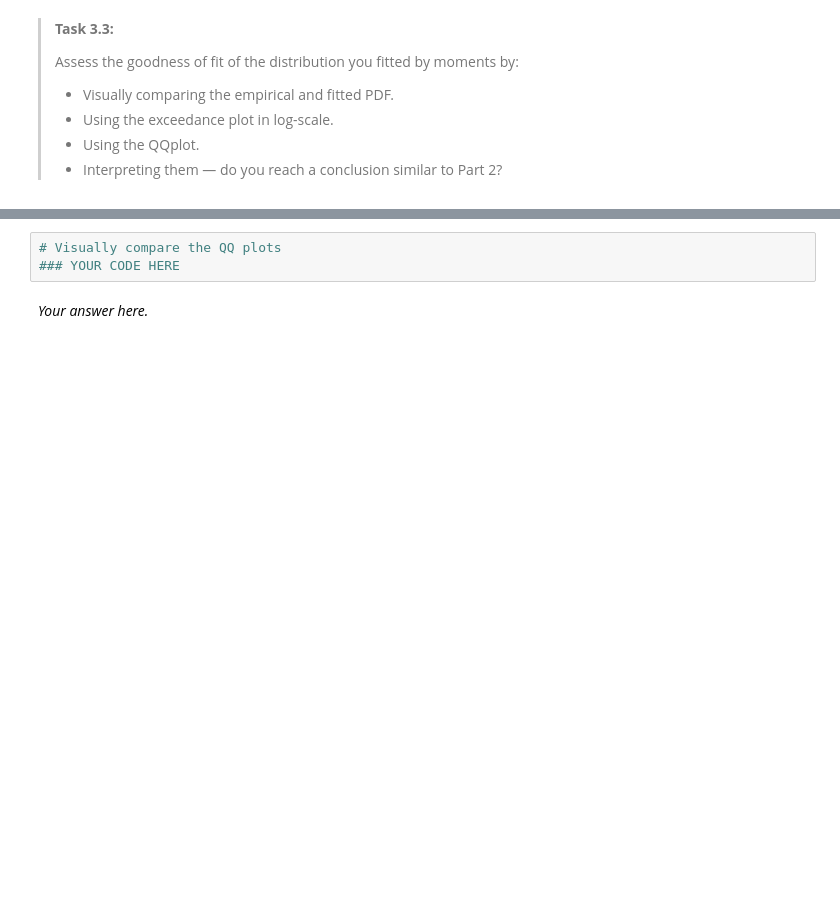
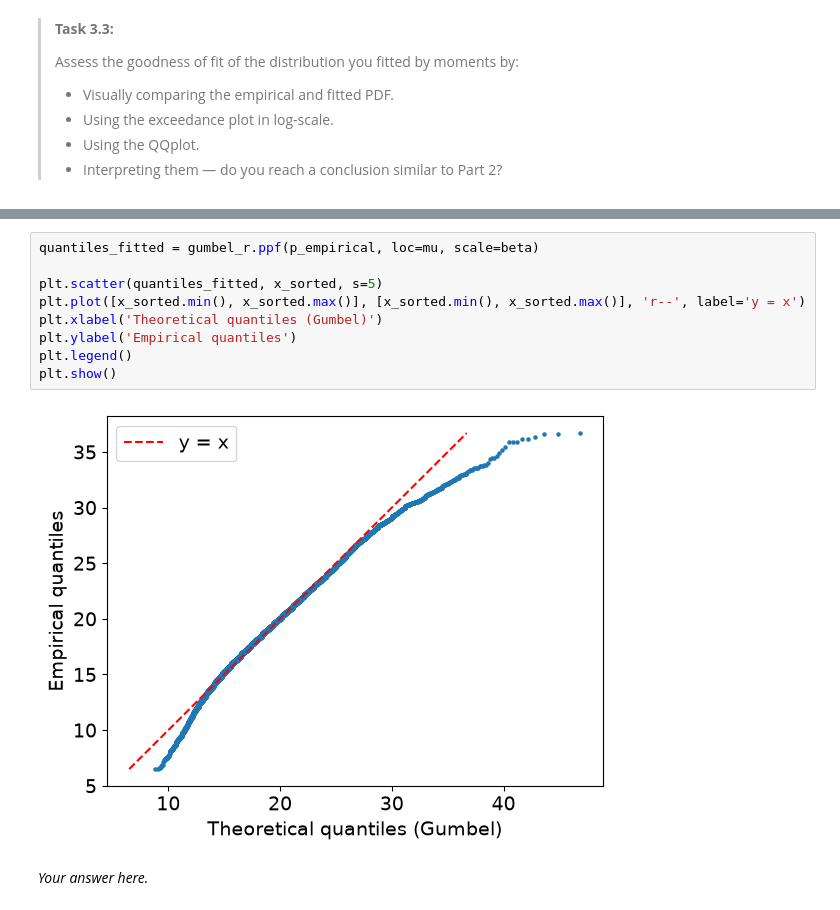
Before and after one commit to Pelldepinda/WS1.4, a Jupyter notebook: WS1_4_Fit_happens.ipynb, the cells around one changed output, grey strips where cells are left out. Cells and saved outputs as stored; diff of their text form; blank space fills up the shorter version.

```diff
--- a/WS1_4_Fit_happens.ipynb
+++ b/WS1_4_Fit_happens.ipynb
@@ -173,6 +193,14 @@ def ecdf(observations):
 # %%
-# Visually compare the QQ plots
-### YOUR CODE HERE
+quantiles_fitted = gumbel_r.ppf(p_empirical, loc=mu, scale=beta)
+
+plt.scatter(quantiles_fitted, x_sorted, s=5)
+plt.plot([x_sorted.min(), x_sorted.max()], [x_sorted.min(), x_sorted.max()], 'r--', label='y = x')
+plt.xlabel('Theoretical quantiles (Gumbel)')
+plt.ylabel('Empirical quantiles')
+plt.legend()
+plt.show()
+# %% [output]
+[figure, added]
 # %% [markdown]
 *Your answer here.*
 # %% [markdown]
```
Also changed, not shown: parts of 4 cells of this notebook.
